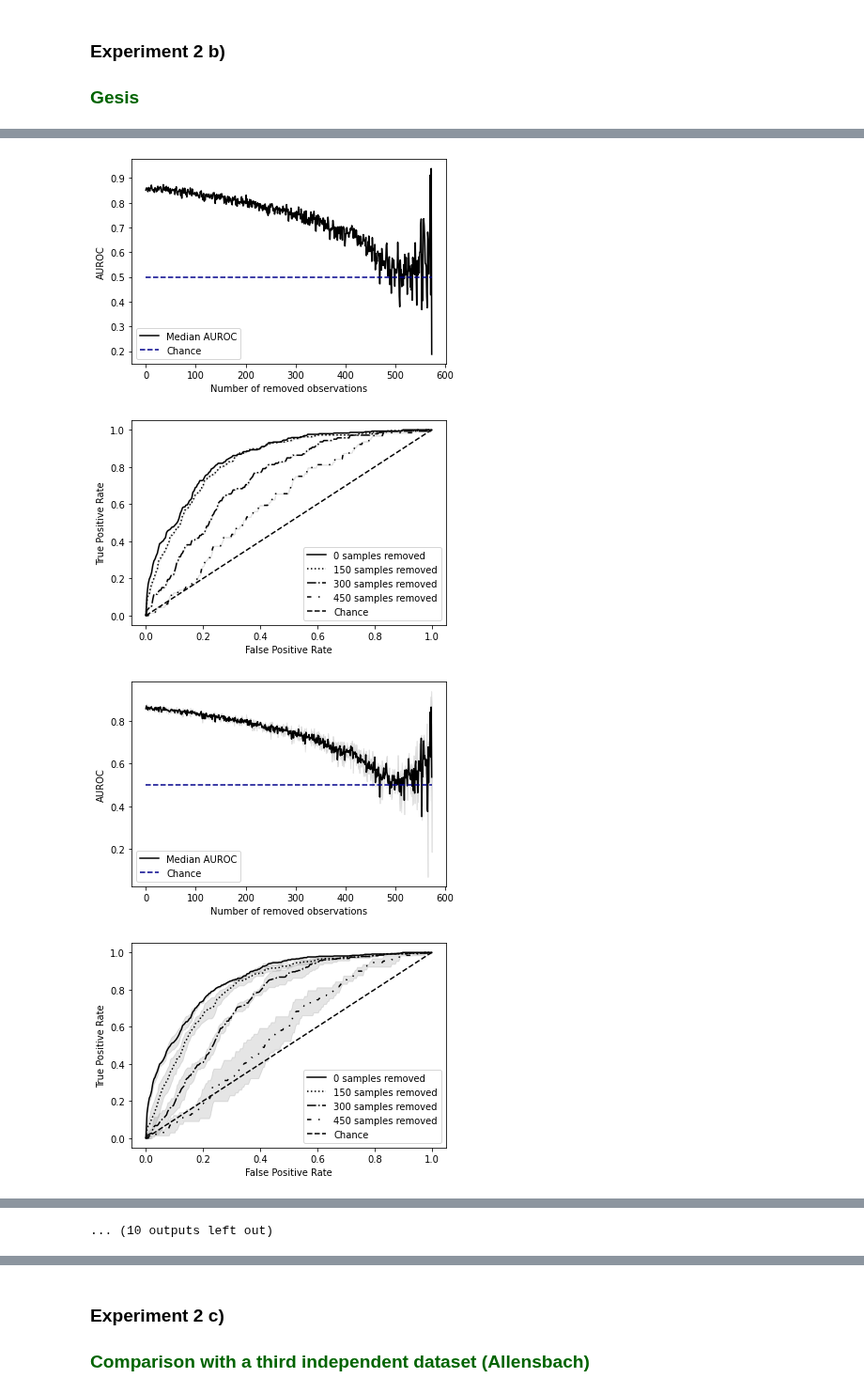
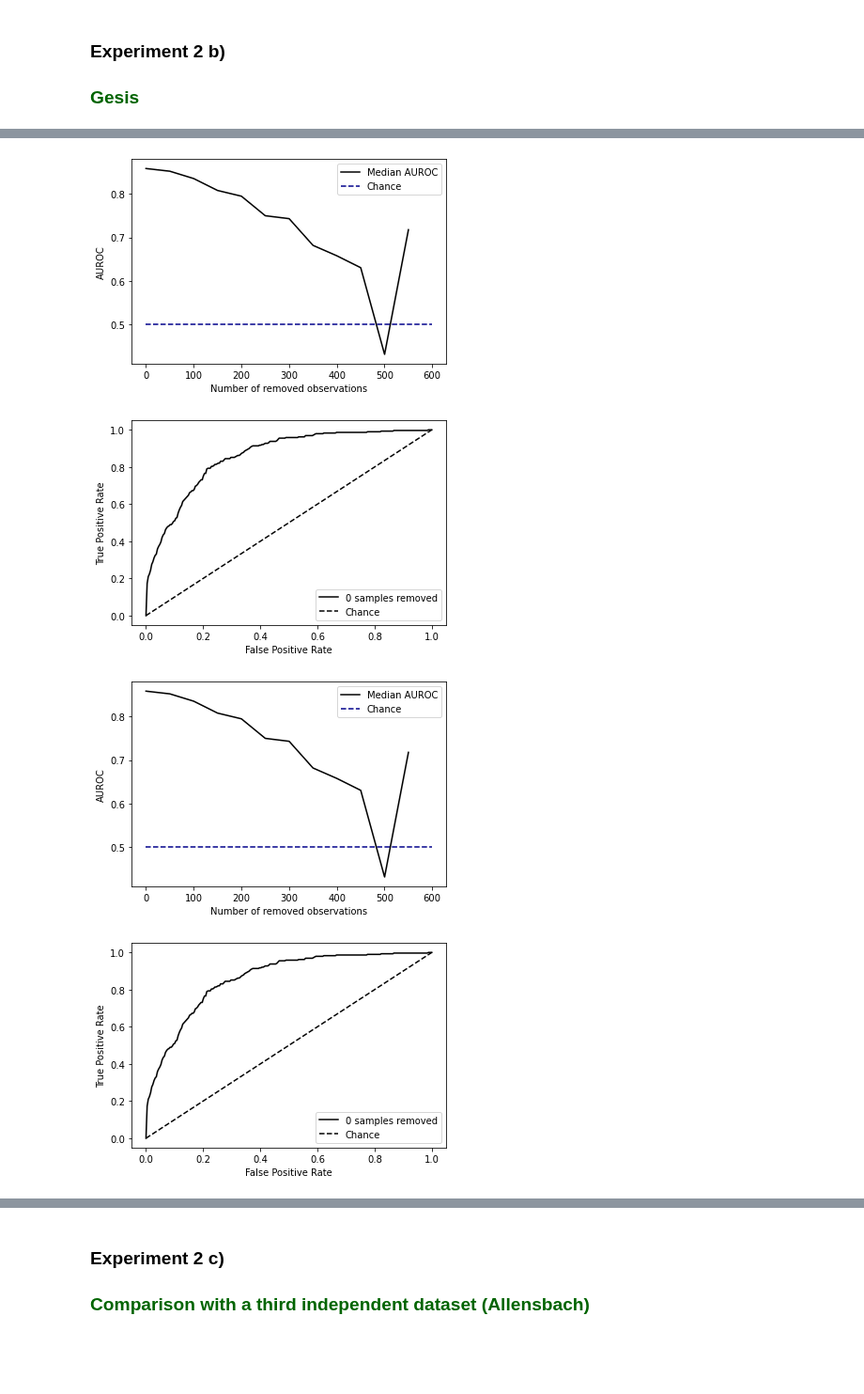
Before and after one commit to laksannathan/maximal-representative-sampling, a Jupyter notebook: src/Maximal Representative Sampling.ipynb, the cells around one changed output, grey strips where cells are left out. Shown at 94% size. Drawn from its saved outputs; the diff is of its cells as text; code cells hidden in the pictures; blank space fills up the shorter version.

```diff
--- a/src/Maximal Representative Sampling.ipynb
+++ b/src/Maximal Representative Sampling.ipynb
@@ -640,3 +645,7 @@ pickle.dump(median_rocs, open(result_dir + "/median_rocs", 'wb'))
 pickle.dump(median_aucs, open("results/allensbach_median_aucs", 'wb'))
 pickle.dump(std_aucs, open("results/allensbach_std_aucs", 'wb'))
 pickle.dump(median_rocs, open("results/allensbach_median_rocs", 'wb'))
+# %%
+allensbach_median_aucs = pickle.load(open("results/allensbach_median_aucs", "rb"))
+allensbach_std_aucs = pickle.load(open("results/allensbach_std_aucs", "rb"))
+allensbach_rocs = pickle.load(open("results/allensbach_median_rocs", "rb"))
@@ -648,13 +663,6 @@ gesis = pd.read_csv(os.path.join(path, 'data/gesis_processed.csv'), engine='pyth
 gbs = pd.read_csv(os.path.join(path, 'data/gbs_processed.csv'), engine='python')
 
 gesis_columns = ['Geschlecht', 'Geburtsjahr', 'Geburtsland',
-       'Nationalitaet', 'Familienstand', 'Hoechster Bildungsabschluss',
-       'Berufliche Ausbildung', 'Erwerbstaetigkeit', 'Berufsgruppe',
-       'Personen im Haushalt', 'Nettoeinkommen Selbst',
-       'Zufriedenheit Wahlergebnis', 'Resilienz', 'Gesellig', 'Andere kritisieren',
-       'Gruendlich', 'Nervoes', 'Phantasievoll']
-
-gesis_scaling_columns = [ 'Geburtsjahr', 'Geburtsland',
        'Nationalitaet', 'Familienstand', 'Hoechster Bildungsabschluss',
        'Berufliche Ausbildung', 'Erwerbstaetigkeit', 'Berufsgruppe',
        'Personen im Haushalt', 'Nettoeinkommen Selbst',
@@ -684,4 +692,4 @@ gesis_gbs = pd.concat([N, R], ignore_index=True)
 # %%
 scaler = StandardScaler()
 scaled_gesis_gbs = gesis_gbs.copy(deep=True)
-scaled_gesis_gbs[gesis_scaling_columns] = scaler.fit_transform(scaled_gesis_gbs[gesis_scaling_columns])
+scaled_gesis_gbs[gesis_columns] = scaler.fit_transform(scaled_gesis_gbs[gesis_columns])
@@ -688,8 +712,8 @@ scaled_gesis_gbs[gesis_scaling_columns] = scaler.fit_transform(scaled_gesis_gbs[
 # %%
 mu, sigma = 0.1, 0.06
-temperatures = np.random.normal(mu, sigma, 10)
+temperatures = np.random.normal(mu, sigma, 1)
 
-drop = 1
+drop = 50
 number_of_splits = 5
 result_dir = os.path.join(os.getcwd(), 'results/gbs_gesis',  datetime.datetime.now().strftime('%Y-%m-%d_%H-%M-%S'))
 
@@ -703,34 +727,34 @@ rocs = []
 
 #temperatures = [0.1]
 for temp in tqdm(temperatures):
     gbs_mrs, auc, roc = repeated_MRS(scaled_gesis_gbs, gesis_columns, temp,
                     number_of_iterations=number_of_iterations, number_of_splits=number_of_splits,
                         n_drop=drop, test_size=test_size, cv=5, result_directory='')
     aucs.append(auc)
     rocs.append(roc)
 
     median_rocs = []
     for i in range(len(rocs[0])):
         median_tpr = np.median(np.array(rocs)[:, i, 0], axis = 0)
         median_fpr = np.median(np.array(rocs)[:, i, 1], axis = 0)
         std_tpr = np.std(np.array(rocs)[:, i, 1], axis = 0)
         removed_samples = np.array(rocs)[:, i, 2][0][0]
         median_rocs.append([median_tpr, median_fpr, std_tpr, removed_samples])
 
 
     median_aucs = np.median(aucs, axis = 0)
     std_aucs = np.std(aucs, axis = 0)
     plot_auc_median(median_aucs, std_aucs, '', save=False)
     plot_roc(median_rocs, '', save=False)
 os.makedirs(result_dir, exist_ok=True)
 plot_auc_median(median_aucs, std_aucs, result_dir, save=True)
 plot_roc(median_rocs, result_dir, save=True)
 
 pickle.dump(median_aucs, open(result_dir + "/median_aucs", 'wb'))
 pickle.dump(std_aucs, open(result_dir + "/std_aucs", 'wb'))
 pickle.dump(median_rocs, open(result_dir + "/median_rocs", 'wb'))
 # %% [output]
-[figure, old version]
+[figure, new version]
-[figure, old version]
+[figure, new version]
-[figure, old version]
+[figure, new version]
-[figure, old version]
+[figure, new version]
@@ -745,4 +761,3 @@ pickle.dump(median_rocs, open(result_dir + "/median_rocs", 'wb'))
-... (10 outputs left out)
 # %%
 pickle.dump(median_aucs, open("results/gesis_median_aucs", 'wb'))
 pickle.dump(std_aucs, open("results/gesis_std_aucs", 'wb'))
```
Also changed, not shown: parts of 15 cells of this notebook.
